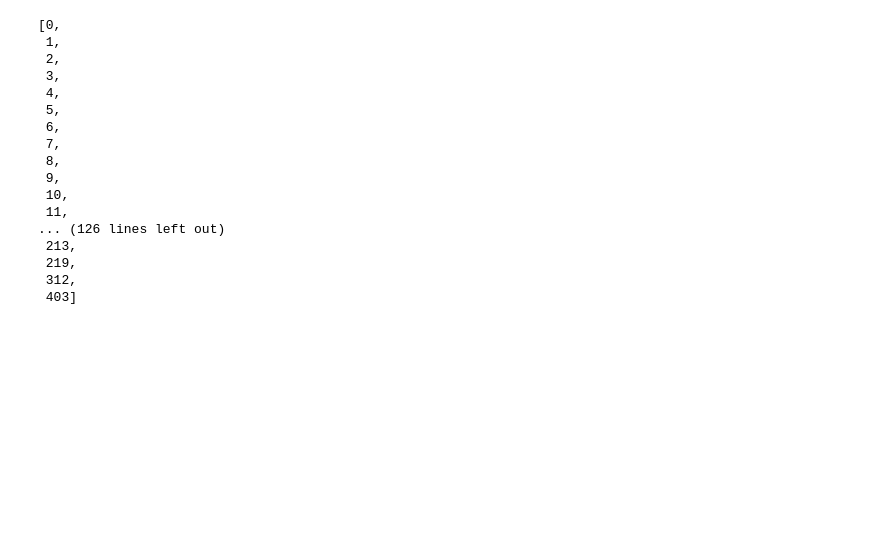
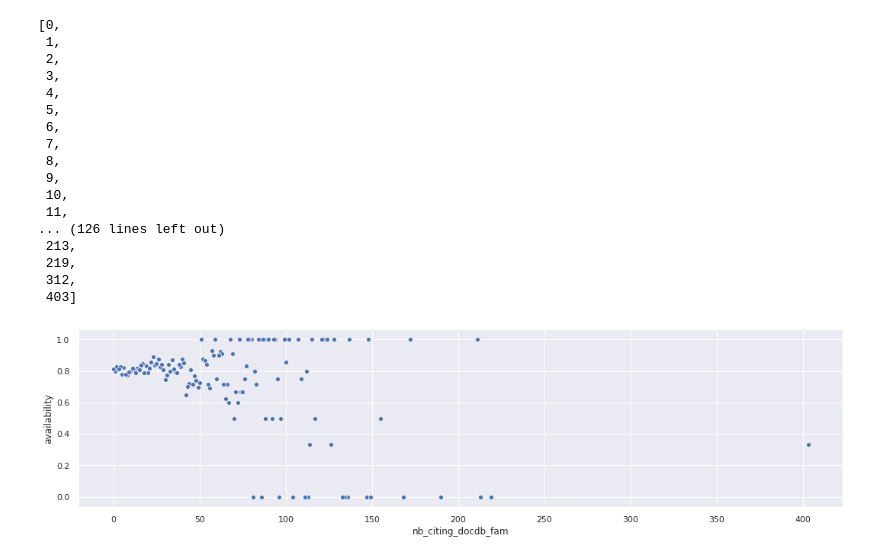
Before and after one commit to amc-econ/nlp-emerging-technologies, a Jupyter notebook: notebooks/coverage_ep_full-text_data.ipynb, the cells around one changed output. Saved outputs shown, nothing was run; the diff lists cells and outputs as text; code cells hidden in the pictures; blank space fills up the shorter version.

```diff
--- a/notebooks/coverage_ep_full-text_data.ipynb
+++ b/notebooks/coverage_ep_full-text_data.ipynb
@@ -175,6 +180,30 @@ index
  219,
  312,
  403]
+# %%
+d = []
+
+EP_data = table_PATSTAT[table_PATSTAT['appln_auth']=='EP']
+index = EP_data['nb_citing_docdb_fam'].unique().tolist()
+
+for i in index:
+    df = EP_data[EP_data['nb_citing_docdb_fam']==i]
+    y = len(df[df['claims_availability']=='Yes'])
+    n = len(df[df['claims_availability']=='No'])
+    availability = y/(y+n)
+
+    d.append(
+        {
+            'nb_citing_docdb_fam': i,
+            'availability': availability
+        })
+
+
+df = pd.DataFrame(d)
+
+g = sns.scatterplot(x='nb_citing_docdb_fam', y='availability', data=df)
+# %% [output]
+[figure, added]
 # %%
 # plot an estimation of the availability of the claims of European patents
 # according to the number of citations
```
Also changed, not shown: parts of 6 cells of this notebook.
